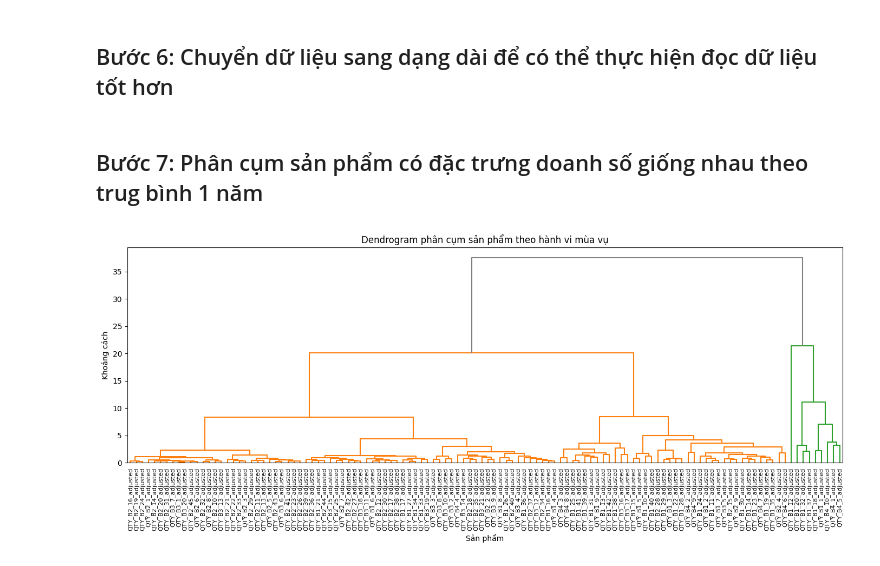
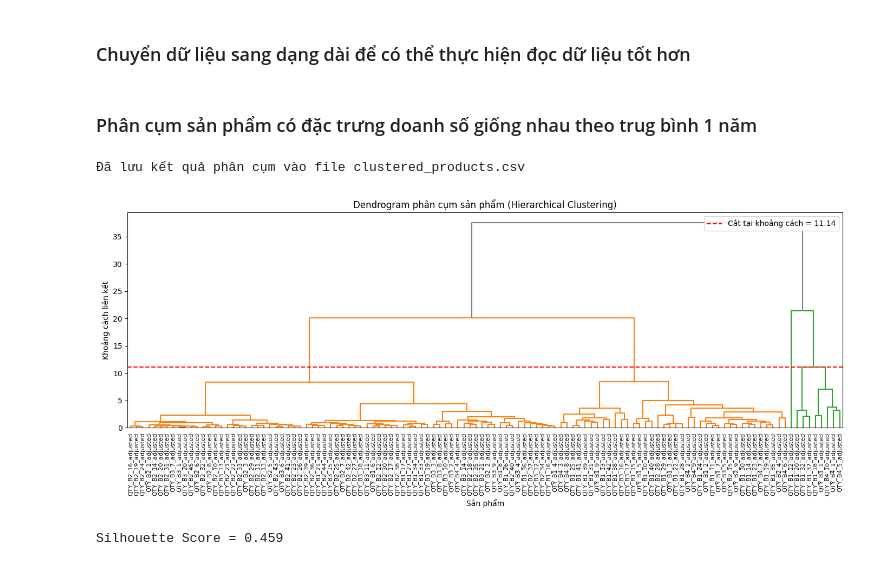
Before and after one commit to qanngyen/Data-Mining-Algorithm, a Jupyter notebook: Algorithms/hierarchical/hierarchical.ipynb, the cells around one changed output. Drawn from its saved outputs; the diff is of its cells as text; code cells hidden in the pictures.

```diff
--- a/Algorithms/hierarchical/hierarchical.ipynb
+++ b/Algorithms/hierarchical/hierarchical.ipynb
@@ -81,8 +83,8 @@ df_adjusted_only.to_csv(r'D:\Uni\TheThirdYear\kyii\Chinhthuctrentruong\dw\Final_
 # %%
 # Đọc dữ liệu
-data = pd.read_csv(r'D:\Uni\TheThirdYear\kyii\Chinhthuctrentruong\dw\Final_Assignment_9_Group\Algorithms\hierarchical\sales_data_without_promo.csv', parse_dates=['DATE'])  # thay bằng tên file thực tế
+data = pd.read_csv(r'D:\Uni\TheThirdYear\kyii\Chinhthuctrentruong\dw\Final_Assignment_9_Group\Algorithms\hierarchical\data\sales_data_without_promo.csv', parse_dates=['DATE'])  # thay bằng tên file thực tế
 # %% [markdown]
-## Bước 6: Chuyển dữ liệu sang dạng dài để có thể thực hiện đọc dữ liệu tốt hơn
+### Chuyển dữ liệu sang dạng dài để có thể thực hiện đọc dữ liệu tốt hơn
 # %%
 # Chuyển dữ liệu từ dạng wide sang long
 melted_data = data.melt(id_vars='DATE', var_name='PRODUCT', value_name='QTY')
@@ -90,7 +92,7 @@ melted_data = data.melt(id_vars='DATE', var_name='PRODUCT', value_name='QTY')
 # Trích xuất tháng
 melted_data['MONTH'] = melted_data['DATE'].dt.month
 # %% [markdown]
-## Bước 7: Phân cụm sản phẩm có đặc trưng doanh số giống nhau theo trug bình 1 năm
+### Phân cụm sản phẩm có đặc trưng doanh số giống nhau theo trug bình 1 năm
 # %%
 # Tính doanh số trung bình mỗi tháng
 monthly_avg = melted_data.groupby(['PRODUCT', 'MONTH'])['QTY'].mean().reset_index()
@@ -106,15 +108,54 @@ scaler = StandardScaler()
 scaled_matrix = scaler.fit_transform(product_month_matrix)
 
 # Phân cụm bằng Hierarchical Clustering
-linkage_matrix = linkage(scaled_matrix, method='ward')
+n_clusters = 5
+cluster_labels = fcluster(linkage_matrix, n_clusters, criterion='maxclust')
+
+clustered_products = pd.DataFrame({
+    'PRODUCT': product_month_matrix.index,
+    'CLUSTER': cluster_labels
+})
+
+# Lưu ra CSV
+clustered_products.to_csv(
+    r'D:\Uni\TheThirdYear\kyii\Chinhthuctrentruong\dw\Final_Assignment_9_Group\Algorithms\hierarchical\data\clustered_products.csv',
+    index=False,
+    encoding='utf-8'
+)
+print("Đã lưu kết quả phân cụm vào file clustered_products.csv")
+# %% [output]
+Đã lưu kết quả phân cụm vào file clustered_products.csv
 # %%
-# Vẽ dendrogram
+# Giả sử bạn đã có linkage_matrix từ Hierarchical Clustering
+# Chọn số cụm mong muốn (ví dụ: 5)
+n_clusters = 5
+
+# Vẽ dendrogram với màu phân cụm rõ ràng
 plt.figure(figsize=(14, 6))
-dendrogram(linkage_matrix, labels=product_month_matrix.index, leaf_rotation=90, leaf_font_size=8, above_threshold_color='gray')
-plt.title('Dendrogram phân cụm sản phẩm theo hành vi mùa vụ')
+dendrogram(
+    linkage_matrix,
+    labels=product_month_matrix.index.tolist(),
+    leaf_rotation=90,
+    leaf_font_size=8,
+    color_threshold=None,  # Tự động tô màu theo cụm
+    above_threshold_color='gray'  # Màu cho nhánh trên ngưỡng
+)
+
+# Tự động cắt cụm tại mức tạo ra đúng số cụm mong muốn
+# Để vẽ đường cắt ngang:
+max_d = linkage_matrix[-(n_clusters-1), 2]  # Khoảng cách tương ứng để tạo n cụm
+plt.axhline(y=max_d, c='red', linestyle='--', label=f'Cắt tại khoảng cách = {max_d:.2f}')
+
+plt.title('Dendrogram phân cụm sản phẩm (Hierarchical Clustering)')
 plt.xlabel('Sản phẩm')
-plt.ylabel('Khoảng cách')
+plt.ylabel('Khoảng cách liên kết')
+plt.legend()
 plt.tight_layout()
 plt.show()
 # %% [output]
-[figure, old version]
+[figure, new version]
+# %%
+score = silhouette_score(scaled_matrix, cluster_labels)
+print(f"Silhouette Score = {score:.3f}")
+# %% [output]
+Silhouette Score = 0.459
```
Also changed, not shown: parts of 10 cells of this notebook, 7 other files.
